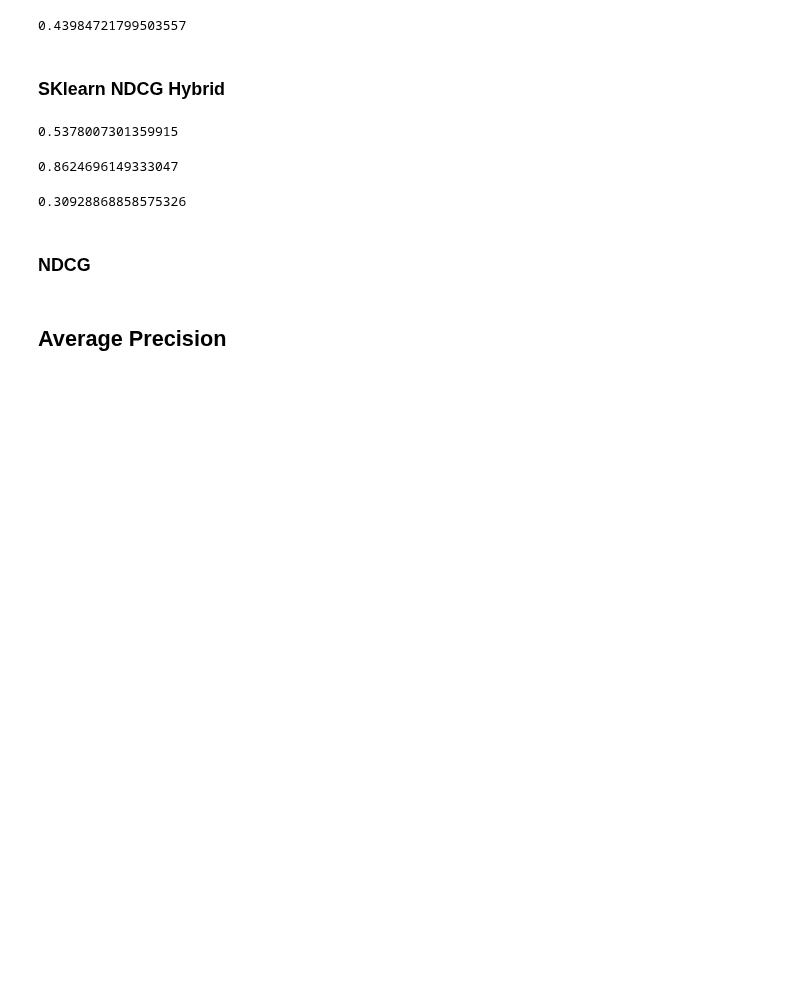
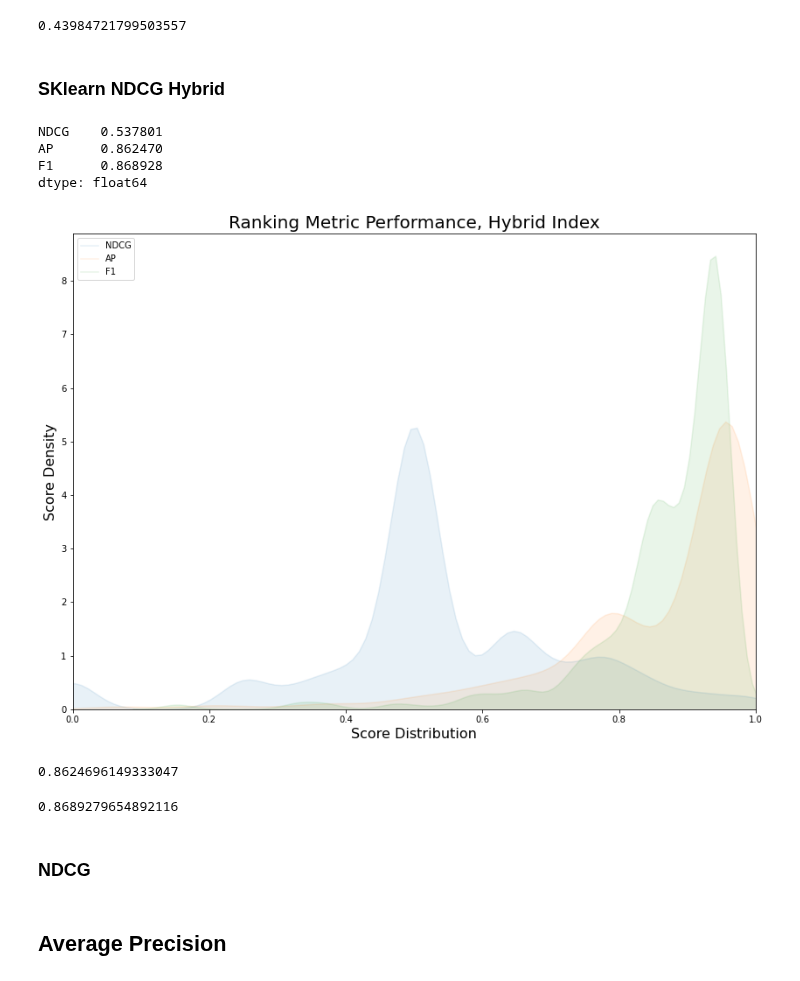
Before and after one commit to milanderson/LMI-Capstone-2020, a Jupyter notebook: comment_metadata.ipynb, the cells around one changed output. Drawn from its saved outputs; the diff is of its cells as text; code cells hidden in the pictures; blank space fills up the shorter version.

```diff
--- a/comment_metadata.ipynb
+++ b/comment_metadata.ipynb
@@ -318,8 +321,28 @@ for (true_key, true_value), (es_key, es_value) in zip(truth_dict_all.items(), hy
     hybrid_ap[true_key] = average_precision_score(true_value, es_value, pos_label=0)
 for (true_key, true_value), (es_key, es_value) in zip(truth_dict_all.items(), binary_hybrid_results_all.items()):
     hybrid_f1[true_key] = f1_score(true_value, es_value, zero_division=0, pos_label=0)
-# %%
-np.mean(list(hybrid_ndcg.values()))
-# %% [output]
-0.5378007301359915
+# %%
+hybrid_eval = pd.DataFrame(data=[hybrid_ndcg, hybrid_ap, hybrid_f1]).T
+# %%
+hybrid_eval = hybrid_eval.rename({0:"NDCG", 1:"AP", 2:"F1"}, axis=1)
+# %%
+Hybrid_mean_scores = hybrid_eval.mean()
+Hybrid_mean_scores
+# %% [output]
+NDCG    0.537801
+AP      0.862470
+F1      0.868928
+dtype: float64
+# %%
+plt.figure(figsize = (14,10))
+sns.kdeplot(hybrid_eval.NDCG, alpha=.1, shade=True, label='NDCG')
+sns.kdeplot(hybrid_eval.AP, alpha=.1, shade=True,label='AP')
+sns.kdeplot(hybrid_eval.F1,  alpha=.1, shade=True,label='F1')
+plt.legend()
+plt.title('Ranking Metric Performance, Hybrid Index', fontsize=20)
+plt.xlabel('Score Distribution', fontsize=16)
+plt.ylabel('Score Density', fontsize=16)
+plt.xlim(0,1);
+# %% [output]
+[figure, added]
 # %%
@@ -327,9 +350,9 @@ np.mean(list(hybrid_ap.values()))
 # %% [output]
 0.8624696149333047
 # %%
-np.mean(list(hybrid_f1.values()))
+hybridlist(hybrid_f1.values()))
 # %% [output]
-0.30928868858575326
+0.8689279654892116
 # %% [markdown]
 ### NDCG
 # %%
```
Also changed, not shown: parts of 6 cells of this notebook, 1 other file.
